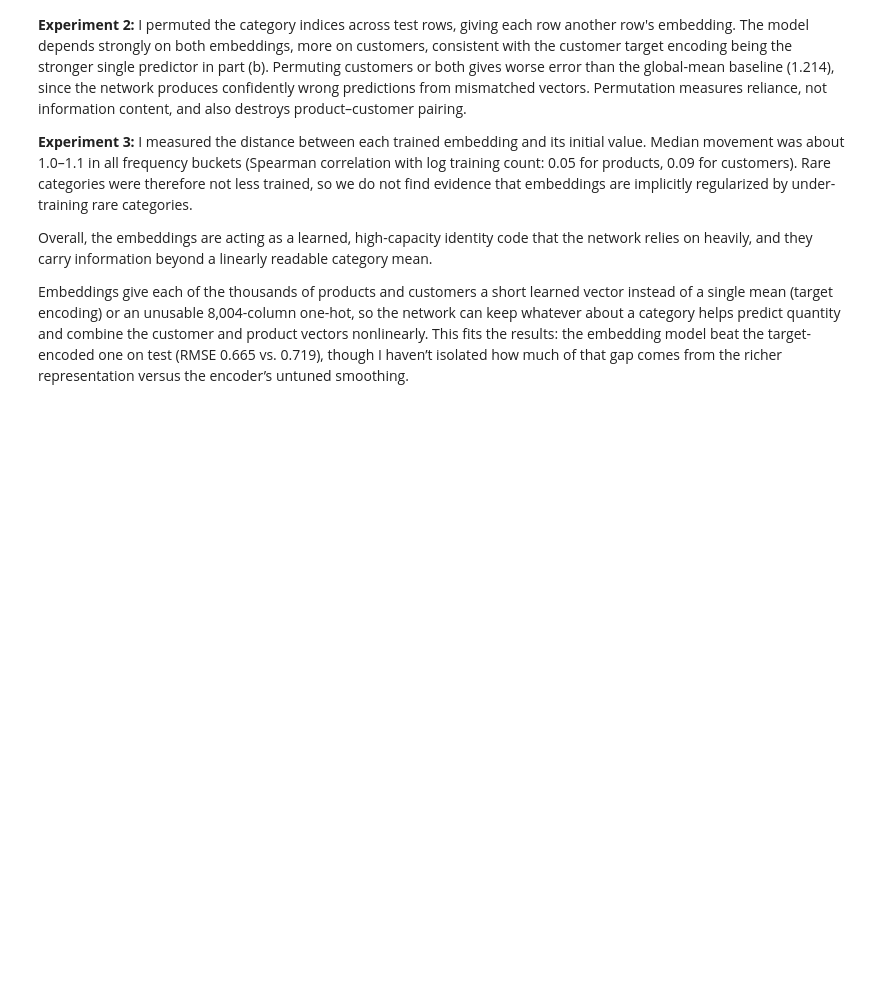
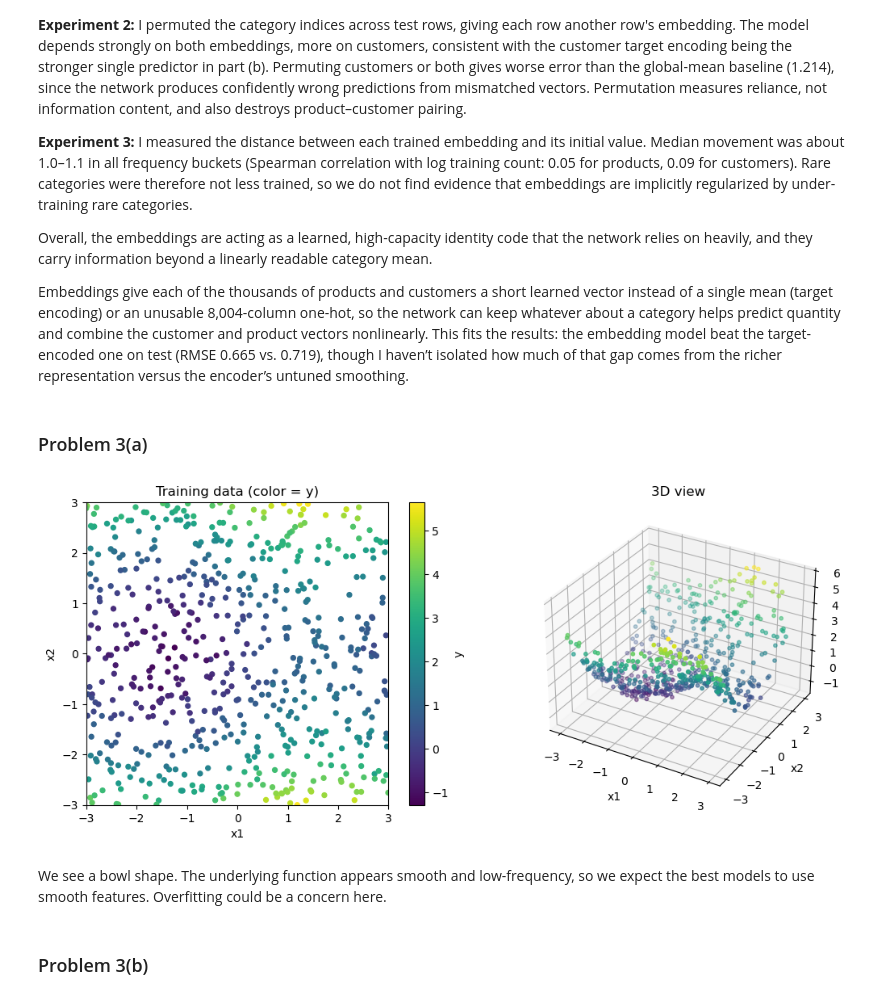
Before and after one commit to glenmorgenstern/DATA37711, a Jupyter notebook: homework_2/homework_2.ipynb, the cells around one changed output. Drawn from its saved outputs; the diff is of its cells as text; code cells hidden in the pictures; blank space fills up the shorter version.

Commit message:
Through problem 3c

```diff
--- a/homework_2/homework_2.ipynb
+++ b/homework_2/homework_2.ipynb
@@ -501,3 +501,33 @@ customer: median distance moved 0.92; Spearman(log count, moved) = 0.09
 Overall, the embeddings are acting as a learned, high-capacity identity code that the network relies on heavily, and they carry information beyond a linearly readable category mean.
 
 Embeddings give each of the thousands of products and customers a short learned vector instead of a single mean (target encoding) or an unusable 8,004-column one-hot, so the network can keep whatever about a category helps predict quantity and combine the customer and product vectors nonlinearly. This fits the results: the embedding model beat the target-encoded one on test (RMSE 0.665 vs. 0.719), though I haven’t isolated how much of that gap comes from the richer representation versus the encoder’s untuned smoothing.
+# %% [markdown]
+### Problem 3(a)
+# %%
+import matplotlib.pyplot as plt
+from dataloader import HW2Dataset
+
+ds = HW2Dataset.from_csv("train.csv", "val.csv", "test.csv")
+Xtr, ytr = ds.train.X, ds.train.y
+Xva, yva = ds.val.X, ds.val.y
+Xte = ds.test.X
+
+fig = plt.figure(figsize=(11, 4.5))
+
+ax = fig.add_subplot(1, 2, 1)
+sc = ax.scatter(Xtr[:, 0], Xtr[:, 1], c=ytr, s=18, cmap="viridis")
+ax.set_xlabel("x1"); ax.set_ylabel("x2"); ax.set_title("Training data (color = y)")
+ax.set_xlim(-3, 3); ax.set_ylim(-3, 3); ax.set_aspect("equal")
+fig.colorbar(sc, ax=ax, label="y")
+
+ax3 = fig.add_subplot(1, 2, 2, projection="3d")
+ax3.scatter(Xtr[:, 0], Xtr[:, 1], ytr, c=ytr, s=10, cmap="viridis")
+ax3.set_xlabel("x1"); ax3.set_ylabel("x2"); ax3.set_zlabel("y"); ax3.set_title("3D view")
+
+plt.tight_layout(); plt.savefig("train_data.png", dpi=200); plt.show()
+# %% [output]
+[figure, added]
+# %% [markdown]
+We see a bowl shape. The underlying function appears smooth and low-frequency, so we expect the best models to use smooth features. Overfitting could be a concern here.
+# %% [markdown]
+### Problem 3(b)
```
Also changed, not shown: parts of 8 cells of this notebook, 5 other files.
